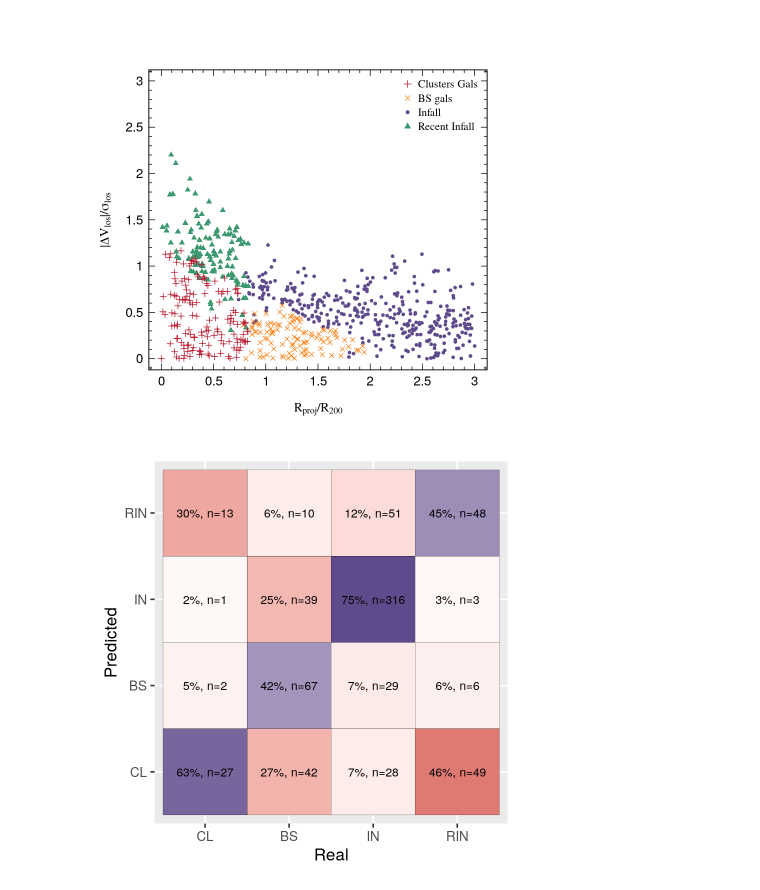
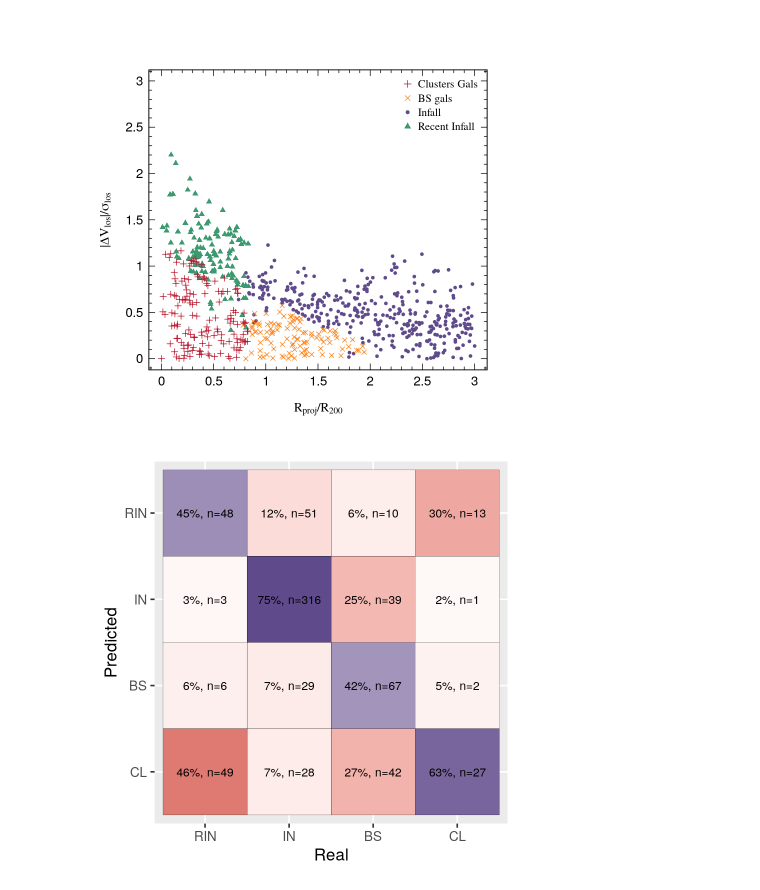
Before and after one commit to Martindelosrios/ROGER, a Jupyter notebook: Examples/Example 1.ipynb, the cells around one changed output. Drawn from its saved outputs; the diff is of its cells as text; code cells hidden in the pictures.

```diff
--- a/Examples/Example 1.ipynb
+++ b/Examples/Example 1.ipynb
@@ -130,28 +130,29 @@ legend('topright', c('Clusters Gals', 'BS gals', 'Infall', 'Recent Infall'), col
 # %%
 Real            <- cat$real_class
 Predict         <- cat$pred_class
 levels(Predict) <- c('CL', 'BS', 'IN', 'RIN')
 levels(Real)    <- c('CL', 'BS', 'IN', 'RIN')
 
 real_d        <- as.data.frame(table(Real))
 names(real_d) <- c("Real", "RealFreq")
 
 # Let's estimate the confusion matrix
 
 cMatrix        <- as.data.frame(table(Real, Predict, useNA = 'ifany'))
 names(cMatrix) <- c("Real", "Predicted", "Freq")
 
 cMatrix            <- merge(cMatrix, real_d, by = c('Real', 'Real'))
 cMatrix$Percent    <- cMatrix$Freq/cMatrix$RealFreq*100
 cMatrix$ColorScale <- cMatrix$Percent*-1
 cMatrix[which(cMatrix$Real == cMatrix$Predicted),]$ColorScale <- cMatrix[which(cMatrix$Real == cMatrix$Predicted), ]$ColorScale*-1
 cMatrix$Label <- paste(round(cMatrix$Percent,0), "%, n=", cMatrix$Freq, sep = "")
 
 ggplot() +
     geom_tile(aes(x = Real, y = Predicted, fill = ColorScale), data = cMatrix, color = "black", size = 0.1) +
     labs(x = "Real", y = "Predicted") +
     theme_grey(base_size = 20) +
     geom_text(aes(x = Real, y = Predicted, label = Label), data = cMatrix, size = 5, colour = "black") +
-    scale_fill_gradient2(low = c1, high = c3, mid = 'white', midpoint = 0, guide = 'none')
+    scale_fill_gradient2(low = c1, high = c3, mid = 'white', midpoint = 0, guide = 'none') +
+    xlim('RIN', 'IN', 'BS', 'CL')
 # %% [output]
-[figure, old version]
+[figure, new version]
```
